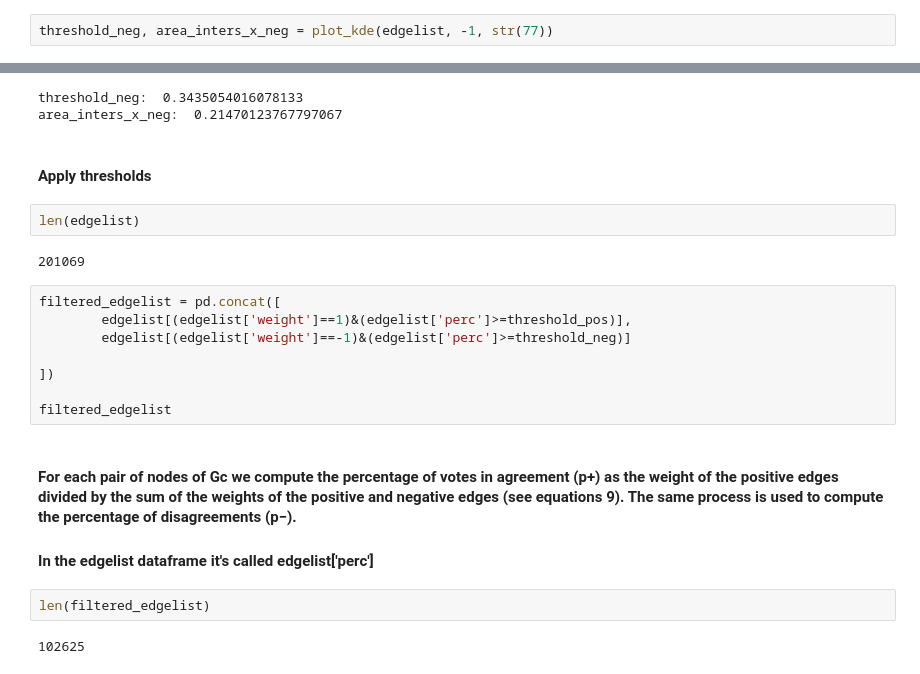
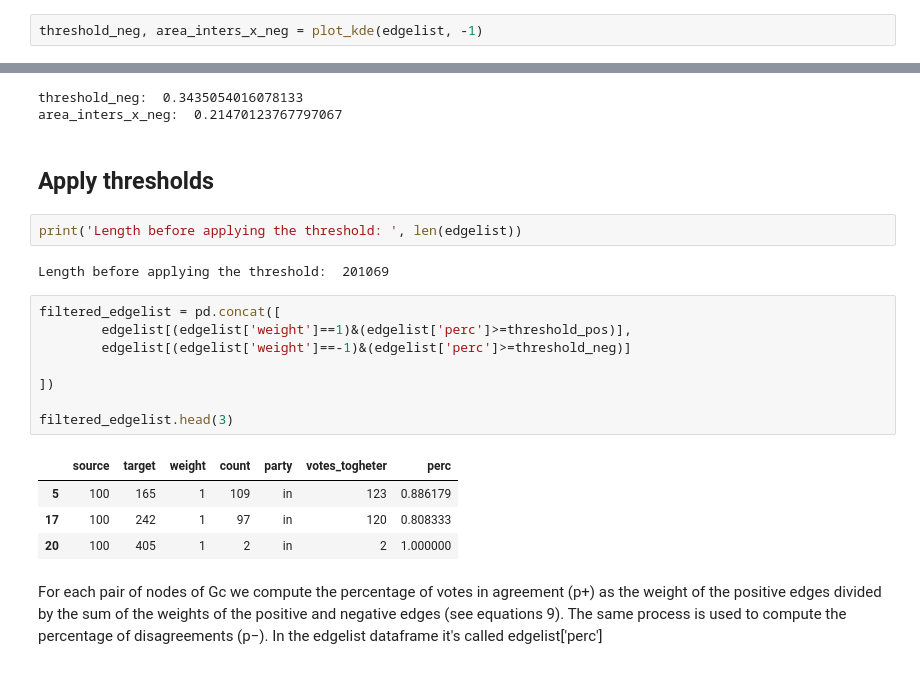
Before and after one commit to LeonardoAgasso/USA_Congress_SigNet, a Jupyter notebook: notebooks/create_edgelist.ipynb, the cells around one changed output, grey strips where cells are left out. Drawn from its saved outputs; the diff is of its cells as text.

```diff
--- a/notebooks/create_edgelist.ipynb
+++ b/notebooks/create_edgelist.ipynb
@@ -176,7 +173,7 @@ area_inters_x_pos:  0.2276626574429979
 # %% [markdown]
 #### negative edges threshold
 # %%
-threshold_neg, area_inters_x_neg = plot_kde(edgelist, -1, str(77))
+threshold_neg, area_inters_x_neg = plot_kde(edgelist, -1)
 # %% [output]
 [figure]
 # %%
@@ -186,24 +183,25 @@ print('area_inters_x_neg: ', area_inters_x_neg)
 threshold_neg:  0.3435054016078133
 area_inters_x_neg:  0.21470123767797067
 # %% [markdown]
-#### Apply thresholds
+## Apply thresholds
 # %%
-len(edgelist)
+print('Length before applying the threshold: ', len(edgelist))
 # %% [output]
-201069
+Length before applying the threshold:  201069
 # %%
 filtered_edgelist = pd.concat([
         edgelist[(edgelist['weight']==1)&(edgelist['perc']>=threshold_pos)],
         edgelist[(edgelist['weight']==-1)&(edgelist['perc']>=threshold_neg)]
 
 ])
 
-filtered_edgelist
+filtered_edgelist.head(3)
+# %% [output]
+|  | source | target | weight | count | party | votes_togheter | perc |
+| 5 | 100 | 165 | 1 | 109 | in | 123 | 0.886179 |
+| 17 | 100 | 242 | 1 | 97 | in | 120 | 0.808333 |
+| 20 | 100 | 405 | 1 | 2 | in | 2 | 1.000000 |
 # %% [markdown]
-#### For each pair of nodes of Gc we compute the percentage of votes in agreement (p+) as the weight of the positive edges divided by the sum of the weights of the positive and negative edges (see equations 9). The same process is used to compute the percentage of disagreements (p−).
-#### In the edgelist dataframe it's called edgelist['perc']
+For each pair of nodes of Gc we compute the percentage of votes in agreement (p+) as the weight of the positive edges divided by the sum of the weights of the positive and negative edges (see equations 9). The same process is used to compute the percentage of disagreements (p−).
+In the edgelist dataframe it's called edgelist['perc']
-# %%
-len(filtered_edgelist)
-# %% [output]
-102625
 # %%
```
Also changed, not shown: parts of 5 cells of this notebook, 6 other files.
